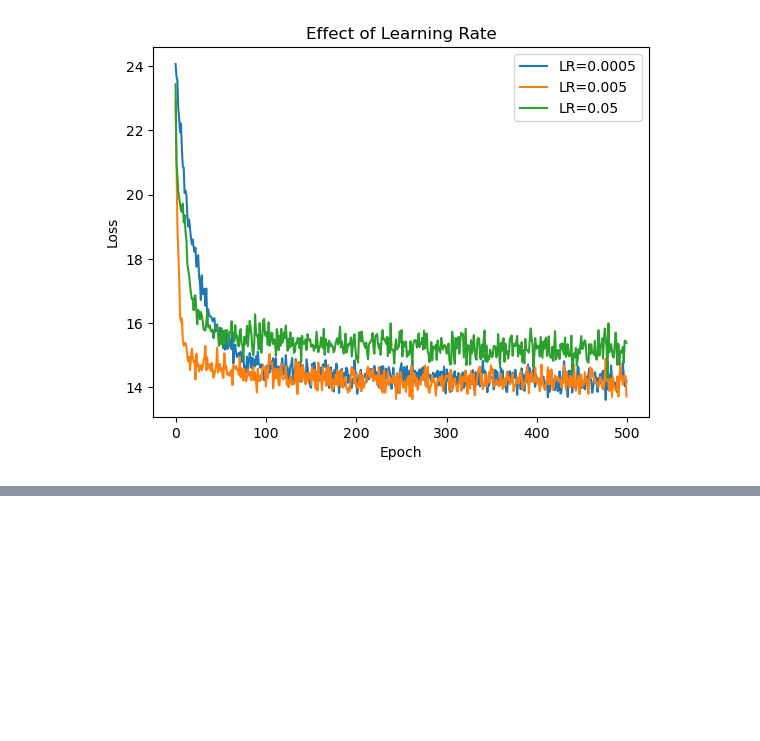
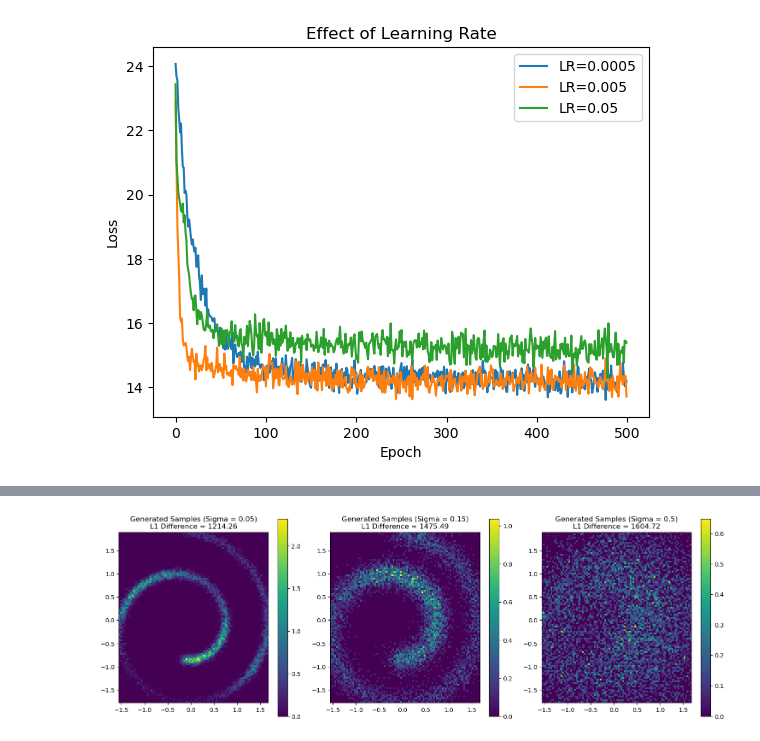
Before and after one commit to anas-aziz2/Summer-Project-2026, a Jupyter notebook: DSE_effects.ipynb, the cells around one changed output, grey strips where cells are left out. Drawn from its saved outputs; the diff is of its cells as text; code cells hidden in the pictures; blank space fills up the shorter version.

```diff
--- a/DSE_effects.ipynb
+++ b/DSE_effects.ipynb
@@ -257,0 +258,46 @@ plt.show()
+# %%
+X_np = X.detach().numpy()
+
+H_real, xedges, yedges = np.histogram2d(
+    X_np[:,0],
+    X_np[:,1],
+    bins=100,
+    density=True
+)
+
+fig, axes = plt.subplots(1, 3, figsize=(15, 5))
+
+eta = 0.001
+n_steps = 500
+
+for ax, (sig, model) in zip(axes, results_sigma.items()):
+
+    x = torch.randn(10000, 2)
+
+    for _ in range(n_steps):
+        score = model(x)
+        noise = torch.randn_like(x)
+
+        x = x + eta * score + np.sqrt(2 * eta) * noise
+
+    samples = x.detach().numpy()
+
+    H_generated, _, _ = np.histogram2d(
+    samples[:,0],
+    samples[:,1],
+    bins=[xedges, yedges],
+    density=True
+)
+    im = ax.imshow(H_generated.T, origin='lower', extent=[xedges[0], xedges[-1], yedges[0], yedges[-1]])
+
+    difference = np.sum(np.abs(H_real - H_generated))
+
+    ax.set_title(f"Generated Samples (Sigma = {sig})\nL1 Difference = {difference:.2f}")
+   # ax.set_xlim(-2,2)
+   # ax.set_ylim(-2,2)
+    plt.colorbar(im)
+
+plt.tight_layout()
+plt.show()
+# %% [output]
+[figure, added]
```
Also changed, not shown: parts of 2 cells of this notebook, 4 other files.
